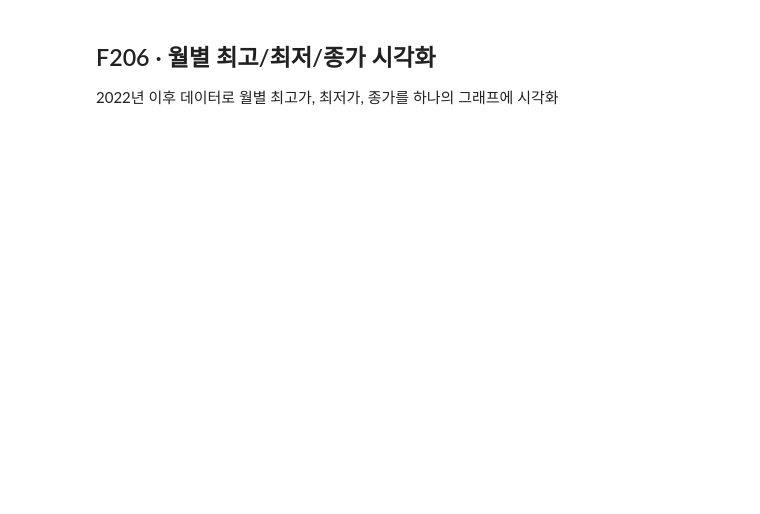
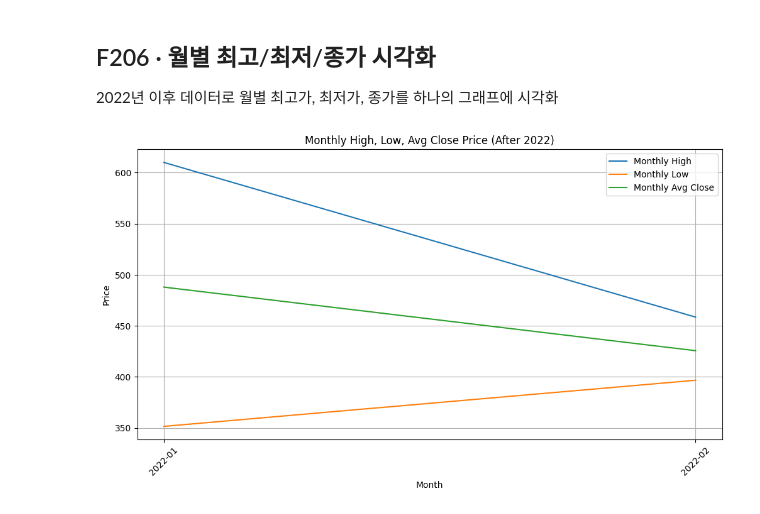
Before and after one commit to baegseoyeon99-collab/netflix_project, a Jupyter notebook: netflix_stock_analysis.ipynb, the cells around one changed output. Drawn from its saved outputs; the diff is of its cells as text; code cells hidden in the pictures; blank space fills up the shorter version.

```diff
--- a/netflix_stock_analysis.ipynb
+++ b/netflix_stock_analysis.ipynb
@@ -24,3 +76,29 @@ NFLX.csv를 Pandas로 읽고 Date, Open, High, Low, Close 필드만 선택
 ## F206 · 월별 최고/최저/종가 시각화
 
 2022년 이후 데이터로 월별 최고가, 최저가, 종가를 하나의 그래프에 시각화
+# %%
+
+df_2022 = df[df['Date'] >= '2022-01-01'].copy()
+
+df_2022['YearMonth'] = df_2022['Date'].dt.to_period('M')
+
+monthly_data = df_2022.groupby('YearMonth').agg({
+    'High': 'max',
+    'Low': 'min',
+    'Close': 'mean'
+})
+
+plt.figure(figsize=(12,6))
+plt.plot(monthly_data.index.astype(str), monthly_data['High'], label='Monthly High')
+plt.plot(monthly_data.index.astype(str), monthly_data['Low'], label='Monthly Low')
+plt.plot(monthly_data.index.astype(str), monthly_data['Close'], label='Monthly Avg Close')
+
+plt.title('Monthly High, Low, Avg Close Price (After 2022)')
+plt.xlabel('Month')
+plt.ylabel('Price')
+plt.legend()
+plt.xticks(rotation=45)
+plt.grid(True)
+plt.show()
+# %% [output]
+[figure, added]
```
Also changed, not shown: parts of 5 cells of this notebook, 1 other file.
